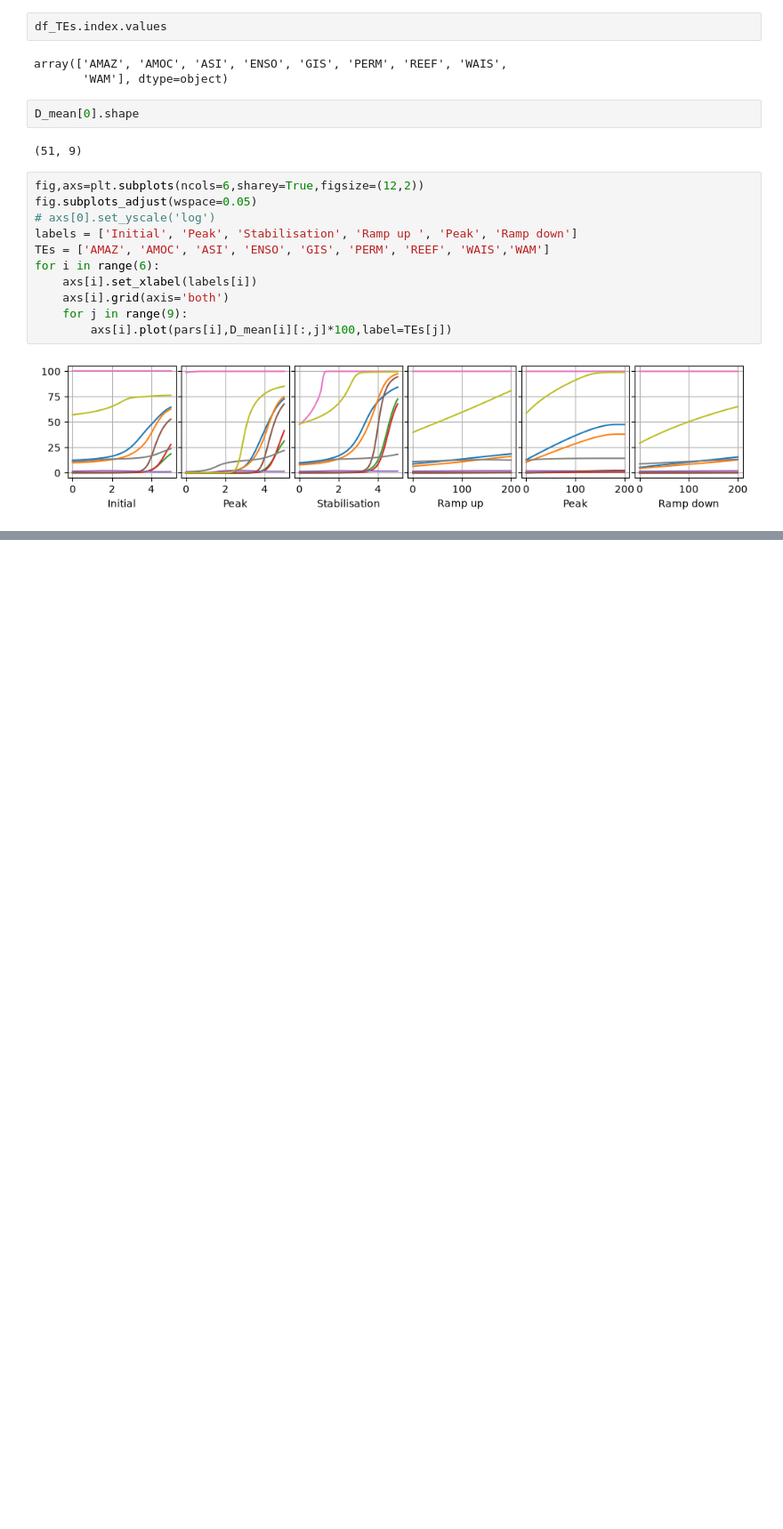
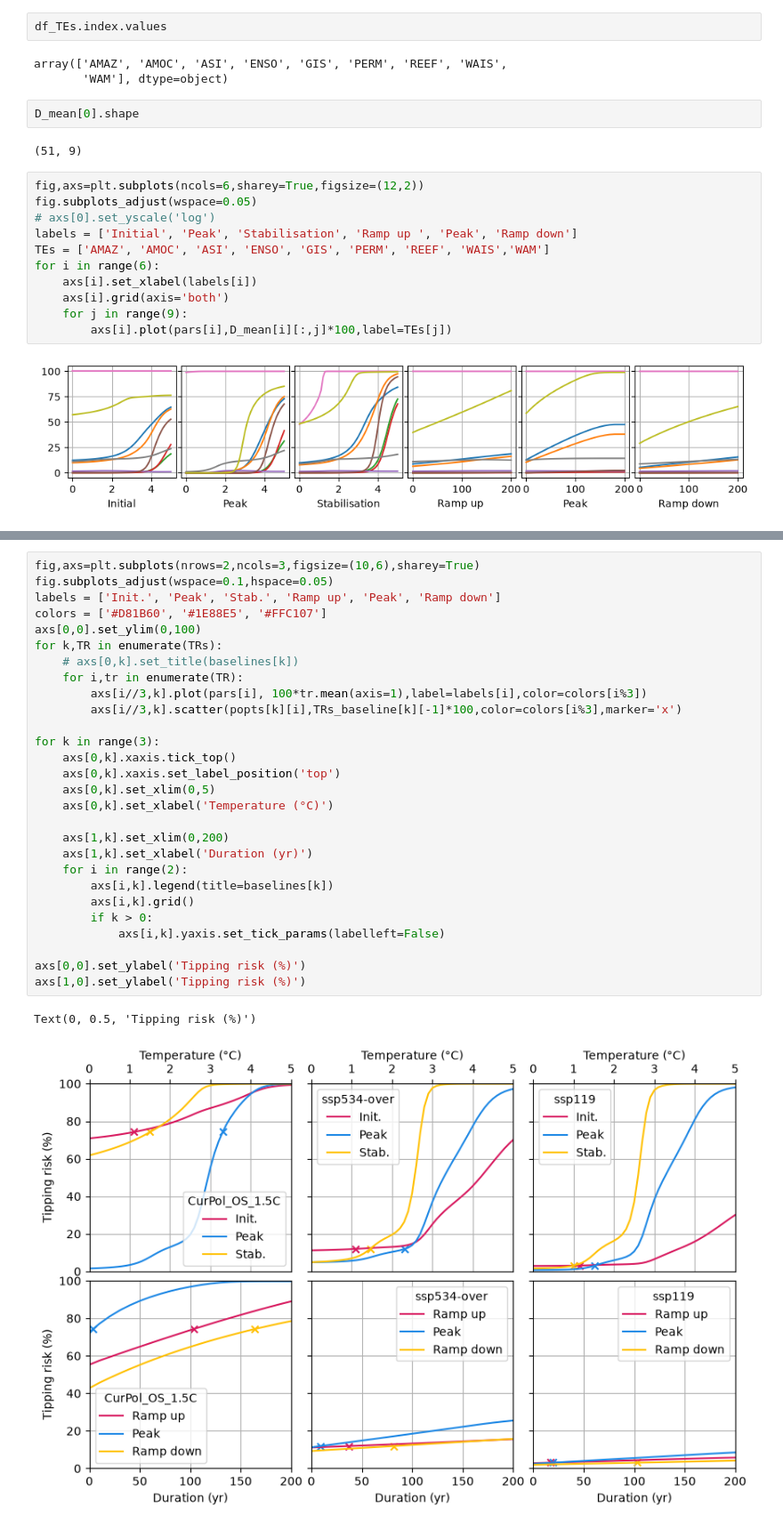
Before and after one commit to JBara97/NMaCh-TP, a Jupyter notebook: Code/Notebooks/Overshoots/1 - OAT sensitivity analysis.ipynb, the cells around one changed output, grey strips where cells are left out. Shown at 89% size. Cells and saved outputs as stored; diff of their text form; blank space fills up the shorter version.

```diff
--- a/Code/Notebooks/Overshoots/1 - OAT sensitivity analysis.ipynb
+++ b/Code/Notebooks/Overshoots/1 - OAT sensitivity analysis.ipynb
@@ -636,0 +665,31 @@ for i,b in enumerate(baselines):
+# %%
+fig,axs=plt.subplots(nrows=2,ncols=3,figsize=(10,6),sharey=True)
+fig.subplots_adjust(wspace=0.1,hspace=0.05)
+labels = ['Init.', 'Peak', 'Stab.', 'Ramp up', 'Peak', 'Ramp down']
+colors = ['#D81B60', '#1E88E5', '#FFC107']
+axs[0,0].set_ylim(0,100)
+for k,TR in enumerate(TRs):
+    # axs[0,k].set_title(baselines[k])
+    for i,tr in enumerate(TR):
+        axs[i//3,k].plot(pars[i], 100*tr.mean(axis=1),label=labels[i],color=colors[i%3])
+        axs[i//3,k].scatter(popts[k][i],TRs_baseline[k][-1]*100,color=colors[i%3],marker='x')
+
+for k in range(3):
+    axs[0,k].xaxis.tick_top()
+    axs[0,k].xaxis.set_label_position('top')
+    axs[0,k].set_xlim(0,5)
+    axs[0,k].set_xlabel('Temperature (°C)')
+
+    axs[1,k].set_xlim(0,200)
+    axs[1,k].set_xlabel('Duration (yr)')
+    for i in range(2):
+        axs[i,k].legend(title=baselines[k])
+        axs[i,k].grid()
+        if k > 0:
+            axs[i,k].yaxis.set_tick_params(labelleft=False)
+
+axs[0,0].set_ylabel('Tipping risk (%)')
+axs[1,0].set_ylabel('Tipping risk (%)')
+# %% [output]
+Text(0, 0.5, 'Tipping risk (%)')
+[figure, added]
```
Also changed, not shown: parts of 18 cells of this notebook.
